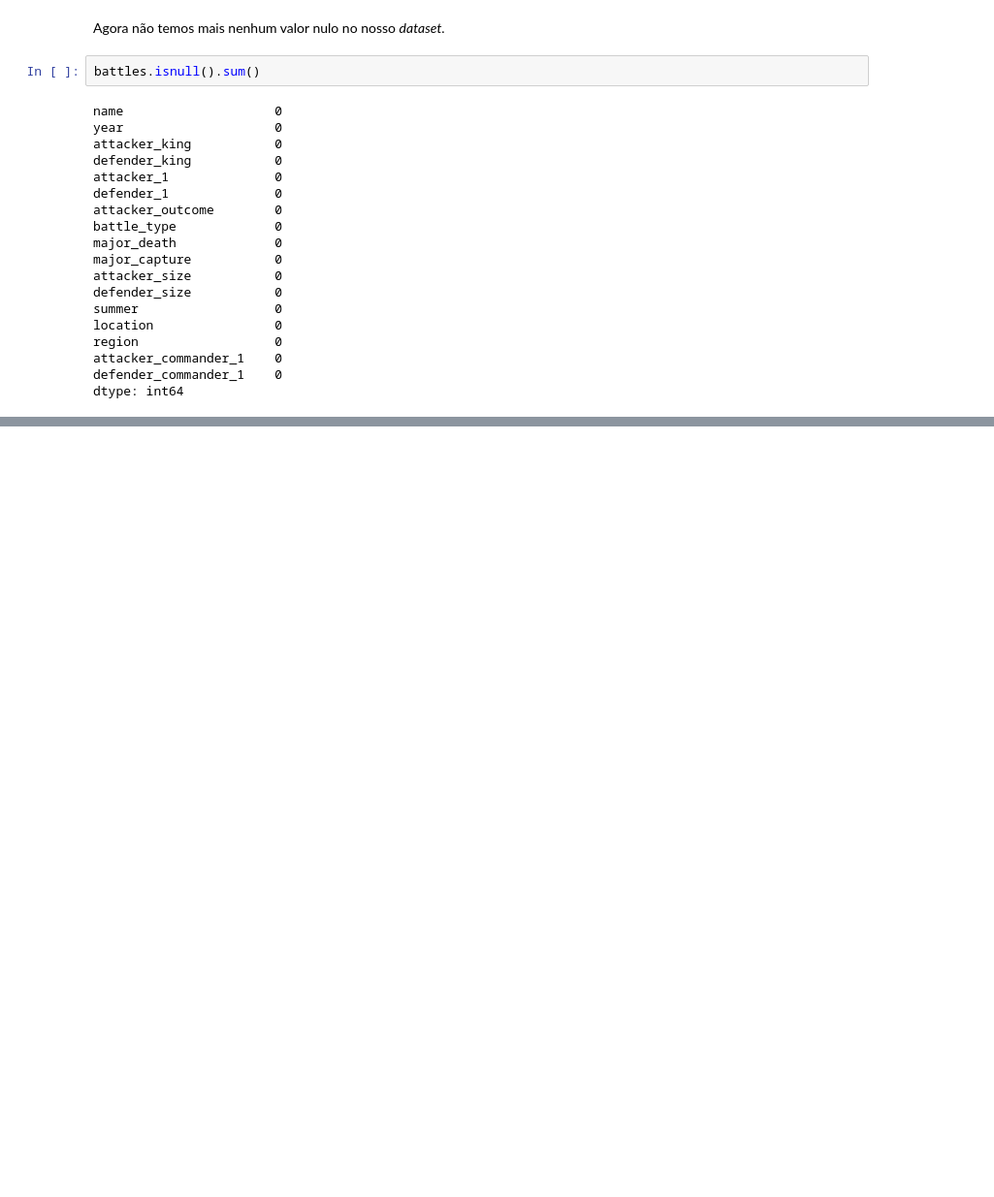
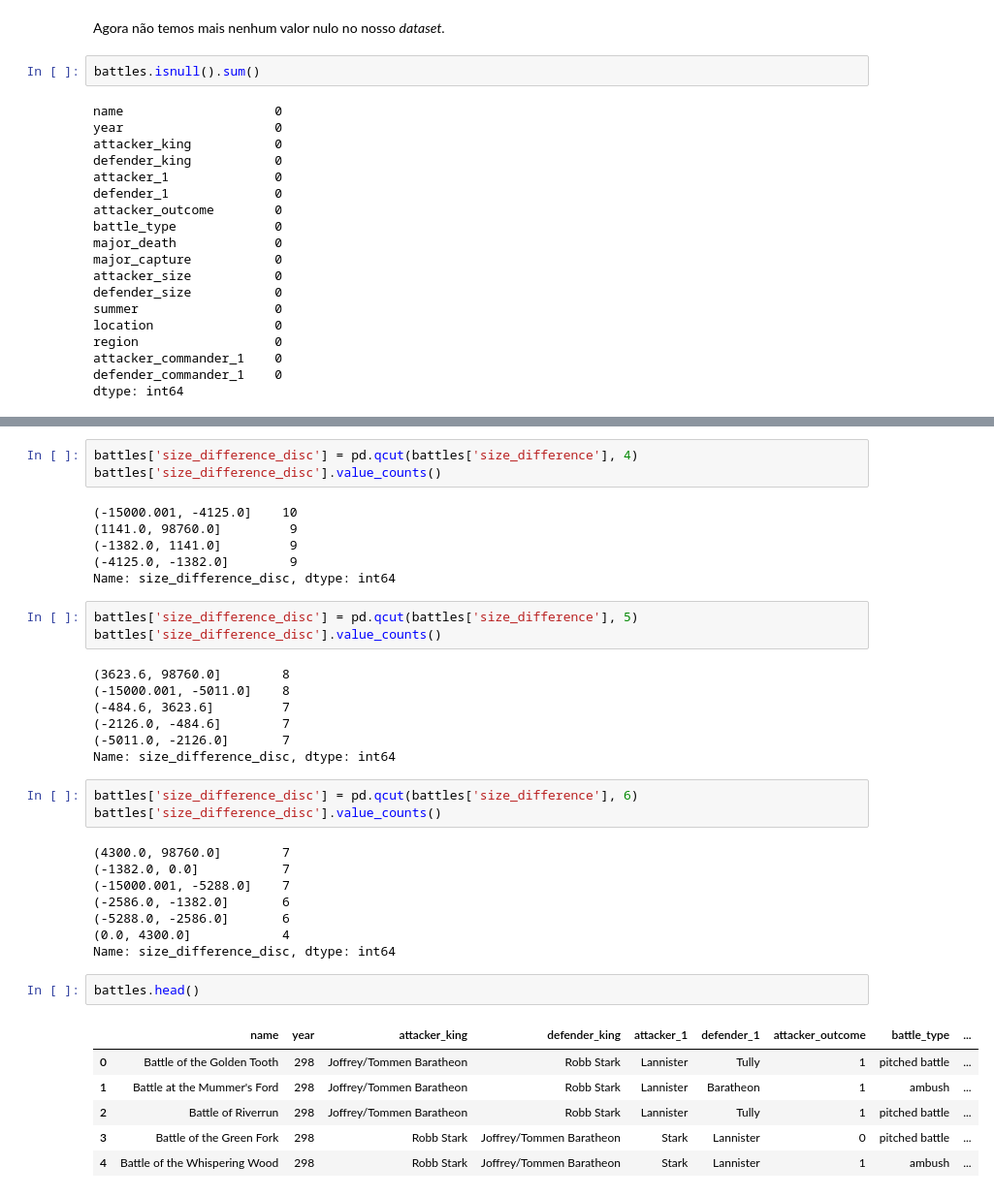
Before and after one commit to ccal2/dataScienceProject, a Jupyter notebook: project.ipynb, the cells around one changed output, grey strips where cells are left out. Shown: that part at 97% size. Saved outputs shown, nothing was run; the diff lists cells and outputs as text; blank space fills up the shorter version.

```diff
--- a/project.ipynb
+++ b/project.ipynb
@@ -747,0 +764,39 @@ dtype: int64
+# %%
+battles['size_difference_disc'] = pd.qcut(battles['size_difference'], 4)
+battles['size_difference_disc'].value_counts()
+# %% [output]
+(-15000.001, -4125.0]    10
+(1141.0, 98760.0]         9
+(-1382.0, 1141.0]         9
+(-4125.0, -1382.0]        9
+Name: size_difference_disc, dtype: int64
+# %%
+battles['size_difference_disc'] = pd.qcut(battles['size_difference'], 5)
+battles['size_difference_disc'].value_counts()
+# %% [output]
+(3623.6, 98760.0]        8
+(-15000.001, -5011.0]    8
+(-484.6, 3623.6]         7
+(-2126.0, -484.6]        7
+(-5011.0, -2126.0]       7
+Name: size_difference_disc, dtype: int64
+# %%
+battles['size_difference_disc'] = pd.qcut(battles['size_difference'], 6)
+battles['size_difference_disc'].value_counts()
+# %% [output]
+(4300.0, 98760.0]        7
+(-1382.0, 0.0]           7
+(-15000.001, -5288.0]    7
+(-2586.0, -1382.0]       6
+(-5288.0, -2586.0]       6
+(0.0, 4300.0]            4
+Name: size_difference_disc, dtype: int64
+# %%
+battles.head()
+# %% [output]
+|  | name | year | attacker_king | defender_king | attacker_1 | defender_1 | attacker_outcome | battle_type | ... |
+| 0 | Battle of the Golden Tooth | 298 | Joffrey/Tommen Baratheon | Robb Stark | Lannister | Tully | 1 | pitched battle | ... |
+| 1 | Battle at the Mummer's Ford | 298 | Joffrey/Tommen Baratheon | Robb Stark | Lannister | Baratheon | 1 | ambush | ... |
+| 2 | Battle of Riverrun | 298 | Joffrey/Tommen Baratheon | Robb Stark | Lannister | Tully | 1 | pitched battle | ... |
+| 3 | Battle of the Green Fork | 298 | Robb Stark | Joffrey/Tommen Baratheon | Stark | Lannister | 0 | pitched battle | ... |
+| 4 | Battle of the Whispering Wood | 298 | Robb Stark | Joffrey/Tommen Baratheon | Stark | Lannister | 1 | ambush | ... |
```
Also changed, not shown: parts of 7 cells of this notebook.
